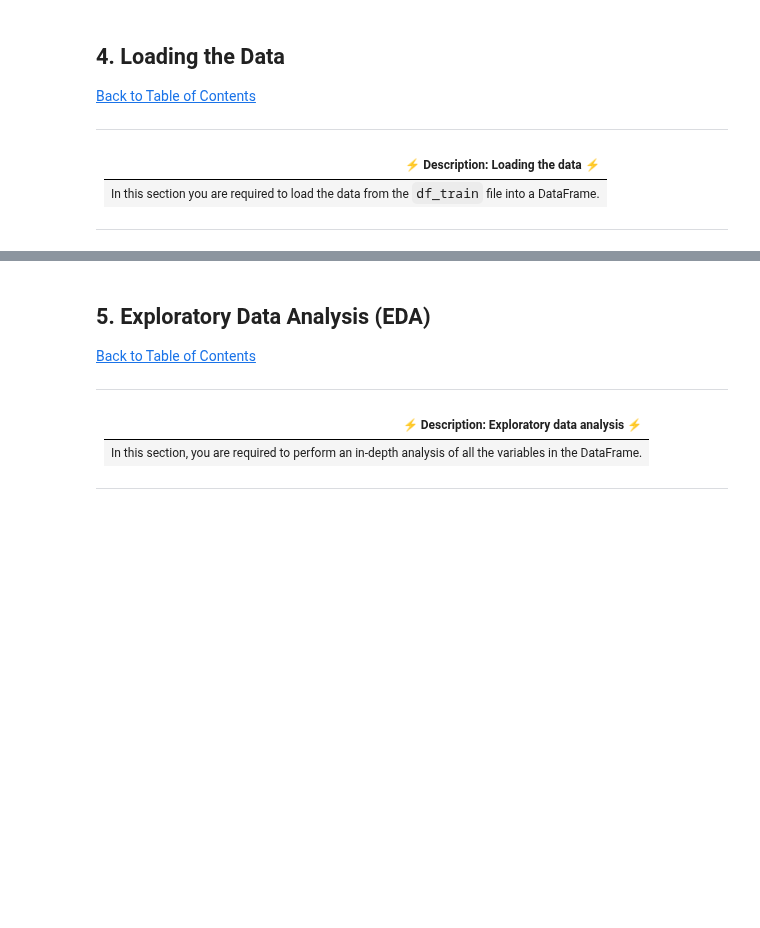
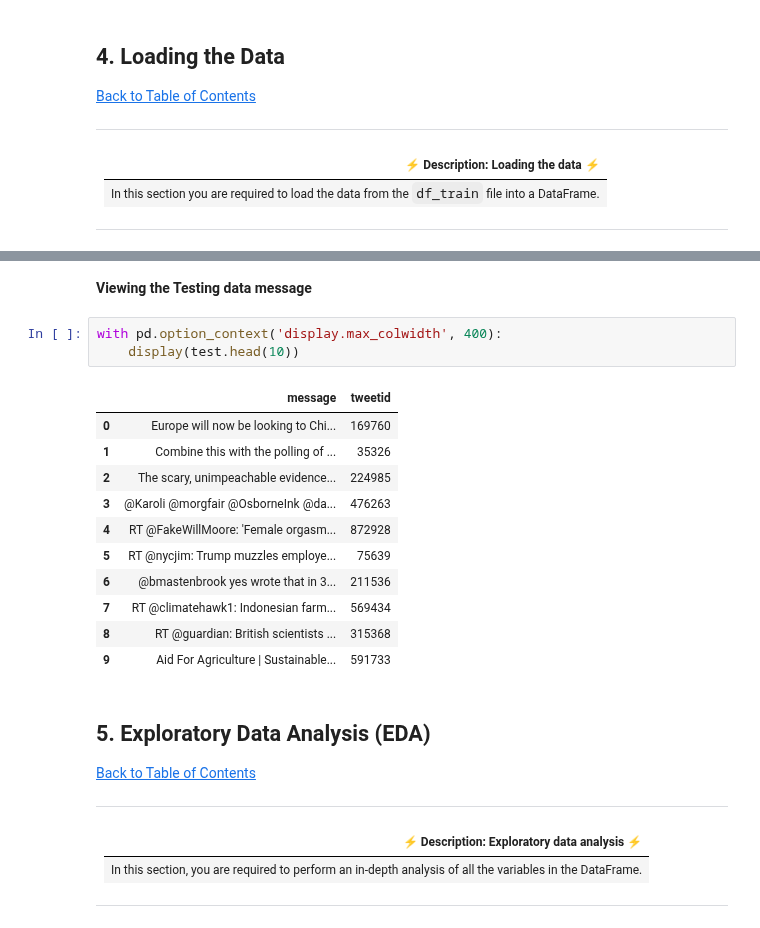
Before and after one commit to Classifix/Classifix, a Jupyter notebook: Advanced_Classification/starter-notebook.ipynb, the cells around one changed output, grey strips where cells are left out. Saved outputs shown, nothing was run; the diff lists cells and outputs as text; blank space fills up the shorter version.

```diff
--- a/Advanced_Classification/starter-notebook.ipynb
+++ b/Advanced_Classification/starter-notebook.ipynb
@@ -138,3 +173,20 @@ test = pd.read_csv('../resources/data/test_with_no_labels.csv')
+# %% [markdown]
+**Viewing the Testing data message**
+# %%
+with pd.option_context('display.max_colwidth', 400):
+    display(test.head(10))
+# %% [output]
+|  | message | tweetid |
+| 0 | Europe will now be looking to Chi... | 169760 |
+| 1 | Combine this with the polling of ... | 35326 |
+| 2 | The scary, unimpeachable evidence... | 224985 |
+| 3 | @Karoli @morgfair @OsborneInk @da... | 476263 |
+| 4 | RT @FakeWillMoore: 'Female orgasm... | 872928 |
+| 5 | RT @nycjim: Trump muzzles employe... | 75639 |
+| 6 | @bmastenbrook yes wrote that in 3... | 211536 |
+| 7 | RT @climatehawk1: Indonesian farm... | 569434 |
+| 8 | RT @guardian: British scientists ... | 315368 |
+| 9 | Aid For Agriculture | Sustainable... | 591733 |
 # %% [markdown]
 <a id="five"></a>
 ## 5. Exploratory Data Analysis (EDA)
```
Also changed, not shown: parts of 4 cells of this notebook.
